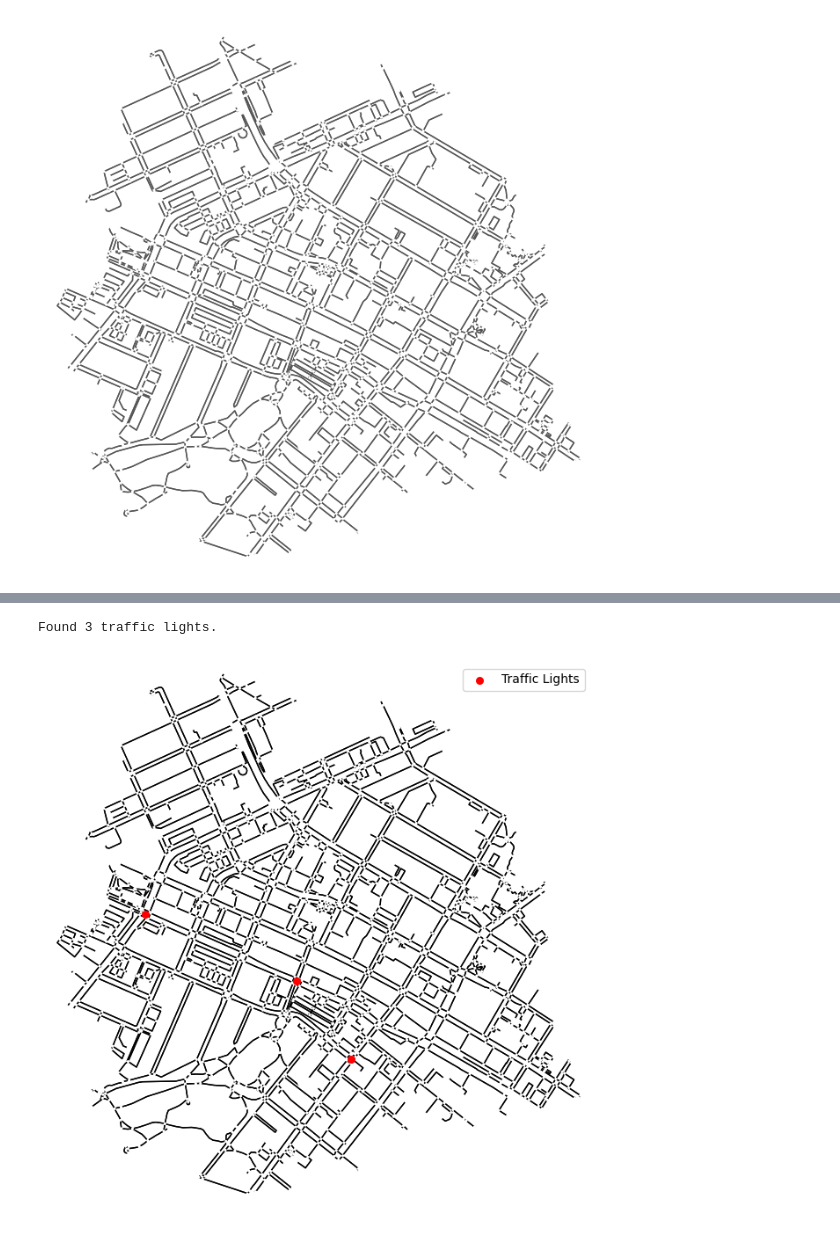
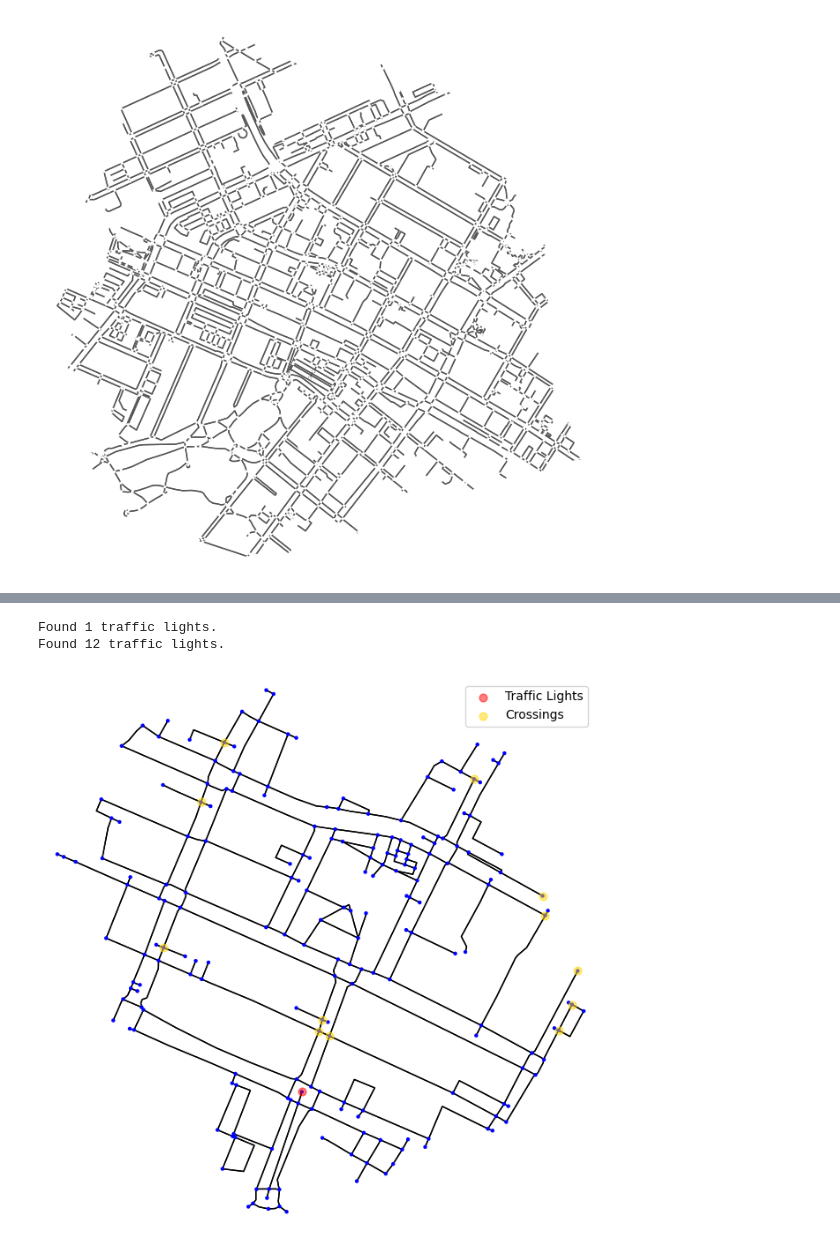
Before and after one commit to mbells/active_transport_ds, a Jupyter notebook: map_analysis/City_walkability.ipynb, the cells around one changed output, grey strips where cells are left out. Cells and saved outputs as stored; diff of their text form; code cells hidden in the pictures.

```diff
--- a/map_analysis/City_walkability.ipynb
+++ b/map_analysis/City_walkability.ipynb
@@ -192,18 +215,29 @@ def get_graph_within_radius_with_penalty(center_point,
 # %%
 # Coordinates of King & Victoria
 center = (43.4516, -80.4925)
 
 # Get subgraph with traffic light penalties
-G_penalized = get_graph_within_radius_with_penalty(center_point=center, traffic_light_penalty=30)
+#G_penalized = get_graph_within_radius_with_penalty(center_point=center, search_radius=333, traffic_light_penalty=0)
 
 # Plot it
-fig, ax = ox.plot_graph(G_penalized, node_size=5, edge_color='black', bgcolor='white', show=False, close=False)
+fig, ax = ox.plot_graph(
+    G_penalized,
+    node_size=10, node_color='blue',
+    edge_color='black', bgcolor='white',
+    show=False, close=False
+)
 
 lights = get_traffic_lights(G_penalized)
 print(f"Found {len(lights)} traffic lights.")
 plot_traffic_lights(ax, G_penalized, lights)
 
+crossings = get_crossings(G_penalized)
+print(f"Found {len(crossings)} traffic lights.")
+plot_crossings(ax, G_penalized, crossings)
+
+
 plt.show()
 # %% [output]
-Found 3 traffic lights.
+Found 1 traffic lights.
+Found 12 traffic lights.
-[figure, old version]
+[figure, new version]
```
Also changed, not shown: parts of 4 cells of this notebook.
